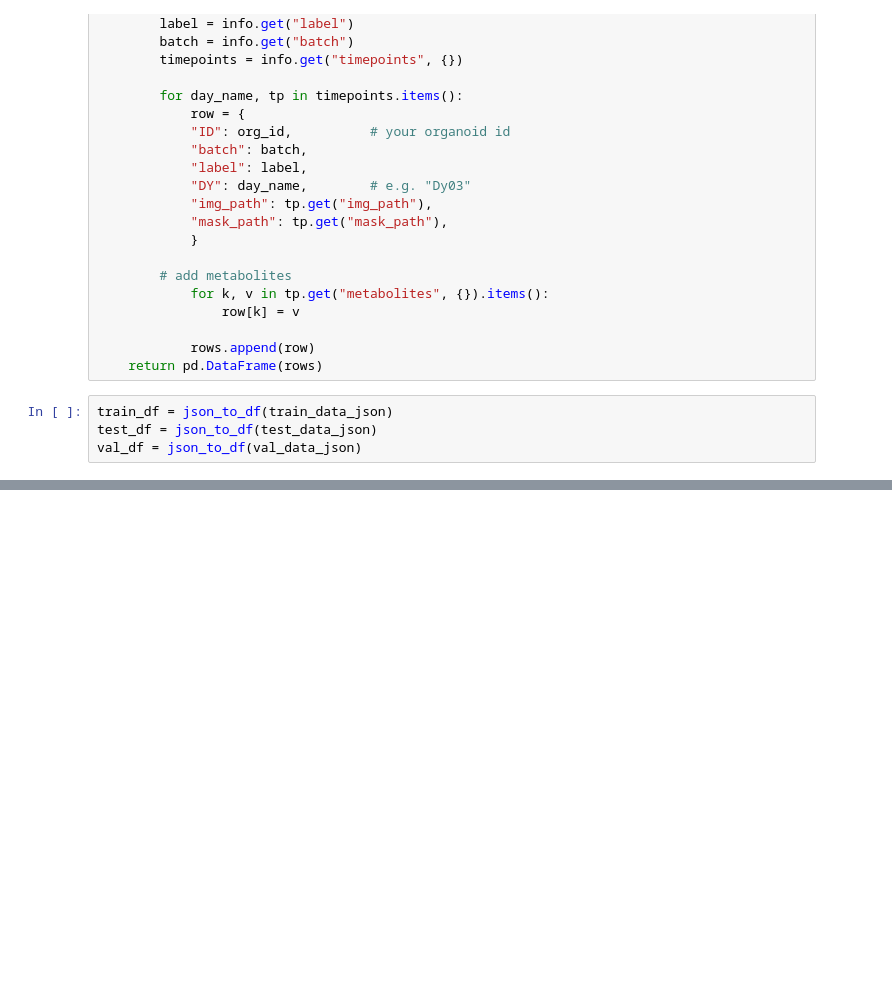
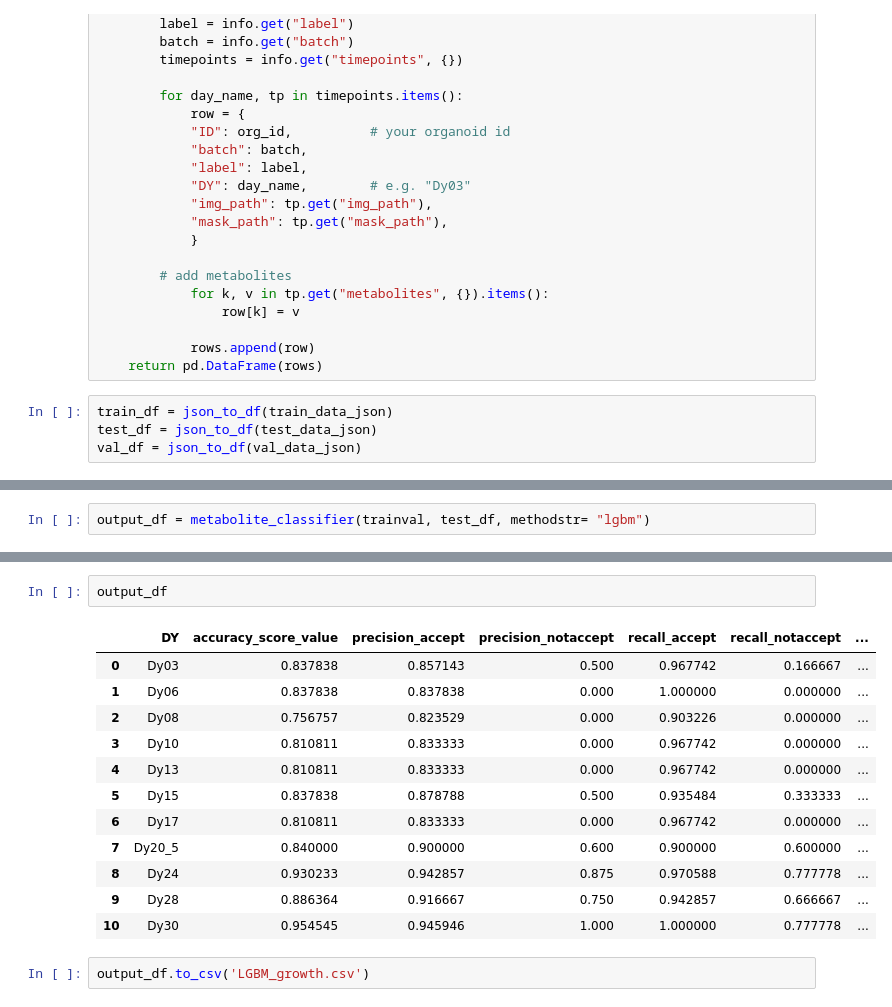
Before and after one commit to dsi-clinic/2025-promega-mini-test, a Jupyter notebook: Meta_classifier_new_split.ipynb, the cells around one changed output, grey strips where cells are left out. Saved outputs shown, nothing was run; the diff lists cells and outputs as text; blank space fills up the shorter version.

```diff
--- a/Meta_classifier_new_split.ipynb
+++ b/Meta_classifier_new_split.ipynb
@@ -359,0 +370,2 @@ See the caveats in the documentation: https://pandas.pydata.org/pandas-docs/stab
+# %%
+output_df = metabolite_classifier(trainval, test_df, methodstr= "lgbm")
@@ -360,3 +506,20 @@ See the caveats in the documentation: https://pandas.pydata.org/pandas-docs/stab
+# %%
+output_df
+# %% [output]
+|  | DY | accuracy_score_value | precision_accept | precision_notaccept | recall_accept | recall_notaccept | ... |
+| 0 | Dy03 | 0.837838 | 0.857143 | 0.500 | 0.967742 | 0.166667 | ... |
+| 1 | Dy06 | 0.837838 | 0.837838 | 0.000 | 1.000000 | 0.000000 | ... |
+| 2 | Dy08 | 0.756757 | 0.823529 | 0.000 | 0.903226 | 0.000000 | ... |
+| 3 | Dy10 | 0.810811 | 0.833333 | 0.000 | 0.967742 | 0.000000 | ... |
+| 4 | Dy13 | 0.810811 | 0.833333 | 0.000 | 0.967742 | 0.000000 | ... |
+| 5 | Dy15 | 0.837838 | 0.878788 | 0.500 | 0.935484 | 0.333333 | ... |
+| 6 | Dy17 | 0.810811 | 0.833333 | 0.000 | 0.967742 | 0.000000 | ... |
+| 7 | Dy20_5 | 0.840000 | 0.900000 | 0.600 | 0.900000 | 0.600000 | ... |
+| 8 | Dy24 | 0.930233 | 0.942857 | 0.875 | 0.970588 | 0.777778 | ... |
+| 9 | Dy28 | 0.886364 | 0.916667 | 0.750 | 0.942857 | 0.666667 | ... |
+| 10 | Dy30 | 0.954545 | 0.945946 | 1.000 | 1.000000 | 0.777778 | ... |
+# %%
+output_df.to_csv('LGBM_growth.csv')
 # %%
 metabolite_classifier(trainval, test_df, methodstr= "rf")
 # %% [output]
```
Also changed, not shown: parts of 14 cells of this notebook, 4 other files.
